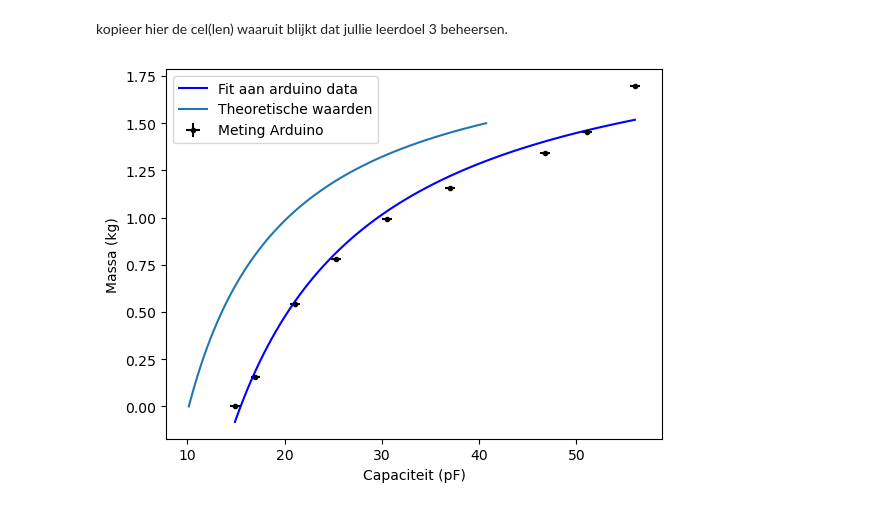
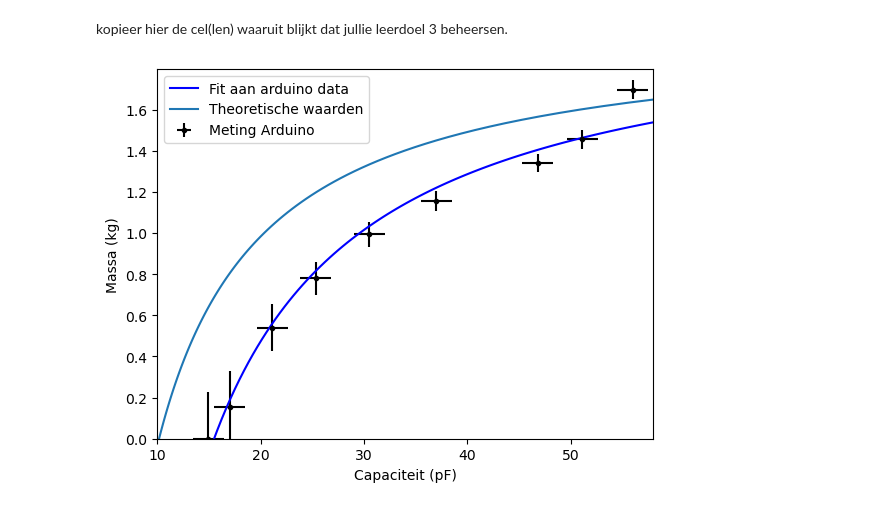
Before and after one commit to AnnetMoeleker/opdrachten-DEF-D, a Jupyter notebook: FysiekeOntwerpopdrachten/2OntwerpEenSensorCondensator/DEFOntwerpopdracht2OntwerpEenSensorInvulTemplate.ipynb, the cells around one changed output. Cells and saved outputs as stored; diff of their text form; code cells hidden in the pictures.

```diff
--- a/FysiekeOntwerpopdrachten/2OntwerpEenSensorCondensator/DEFOntwerpopdracht2OntwerpEenSensorInvulTemplate.ipynb
+++ b/FysiekeOntwerpopdrachten/2OntwerpEenSensorCondensator/DEFOntwerpopdracht2OntwerpEenSensorInvulTemplate.ipynb
@@ -201,0 +215,22 @@ Tussen de 0 en 1.5 kg kan de sensor nauwkeurig massa's meten. Na de iteratie was
+# %%
+import numpy as np
+import matplotlib.pyplot as plt
+from scipy.optimize import curve_fit
+# Plot hier de verwachte ontwerpgrafiek van jullie sensoren.
+def vlakkeplaat_in_functie_van_gewicht(gewicht):
+    d_initial = 0.02  # m
+    k_cste = 250*4  # N/m
+    F= (gewicht+0.040)*9.81
+    verandering_d=-F/k_cste
+    d = d_initial + verandering_d
+    return vlakkeplaat(1.5, 0.1*0.15,d)*1e12  # pF
+
+gewichten = np.linspace(0, 1.65, 100)
+capaciteiten = vlakkeplaat_in_functie_van_gewicht(gewichten)
+plt.plot(gewichten, capaciteiten)
+plt.xlabel("Gewicht (kg)")
+plt.ylabel("Capaciteit (pF)")
+plt.title("Capaciteit van de sensor in functie van gewicht")
+plt.grid(True)
+plt.show()
+print(min(capaciteiten),max(capaciteiten))
@@ -211,23 +249,27 @@ kopieer hier de cel(len) waaruit blijkt dat jullie leerdoel 3 beheersen.
 # %%
 # Plot hier je oorspronkelijke en je uiteindelijke kalibratiegrafieken, fit daar een bijpassende lijn door
 # en zet ook de verwachte ontwerpgrafiek erbij
 
 massa_meting2 = np.array([0,0.155,0.540,0.779,0.993,1.157,1.340,1.4547,1.6964]) #met arduino
 capaciteit_meting2 = np.array([14.9,17.0,21.1,25.3,30.5,37.0,46.8, 51.1,56.0]) #pF, met arduino
 def kg(capaciteit, a, b):
     return a-(b/capaciteit)#formule uit opdracht 4 om te fitten
 pov, cov = curve_fit(kg, capaciteit_meting2, massa_meting2) #fitten van de formule aan de data
+a_error, b_error = np.sqrt(np.diag(cov)) #fout op de fit parameters
+#doorrekenen van onzekerheid in m
+m_error=np.sqrt( a_error**2 + (b_error**2)/(capaciteit_meting2**2) + (pov[1]**2 * 1.5**2)/(capaciteit_meting2**4) - ((2*cov[0,1])/capaciteit_meting2))
 
-
-fit_capaciteit = np.linspace(14.9, 56.0, 100)
+fit_capaciteit = np.linspace(14.9, 58.0, 100)
 fit_massa = kg(fit_capaciteit, pov[0], pov[1])
 plt.figure()
 plt.ylabel("Massa (kg)")
 plt.xlabel("Capaciteit (pF)")
-plt.errorbar(capaciteit_meting2, massa_meting2, xerr=0.5, yerr=0.001, fmt='k.', label="Meting Arduino") #metingen oscilloscoop met error bars
+plt.xlim(10,58)
+plt.ylim(0,max(massa_meting2)+0.1)
+plt.errorbar(capaciteit_meting2, massa_meting2, xerr=1.5, yerr=m_error, fmt='k.', label="Meting Arduino") #metingen oscilloscoop met error bars
 plt.plot(fit_capaciteit, fit_massa, 'b-', label="Fit aan arduino data") #fit aan arduino data
 plt.plot(capaciteiten, gewichten, label='Theoretische waarden')
 plt.legend()
 plt.show()
 # %% [output]
-[figure, old version]
+[figure, new version]
```
Also changed, not shown: parts of 10 cells of this notebook, 1 other file.
